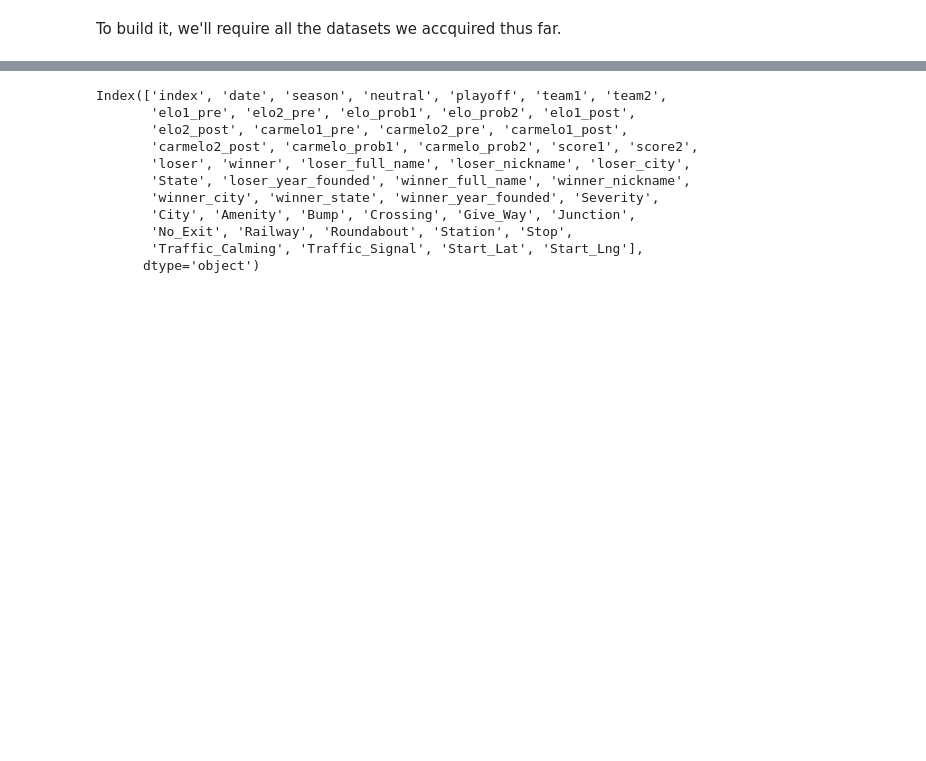
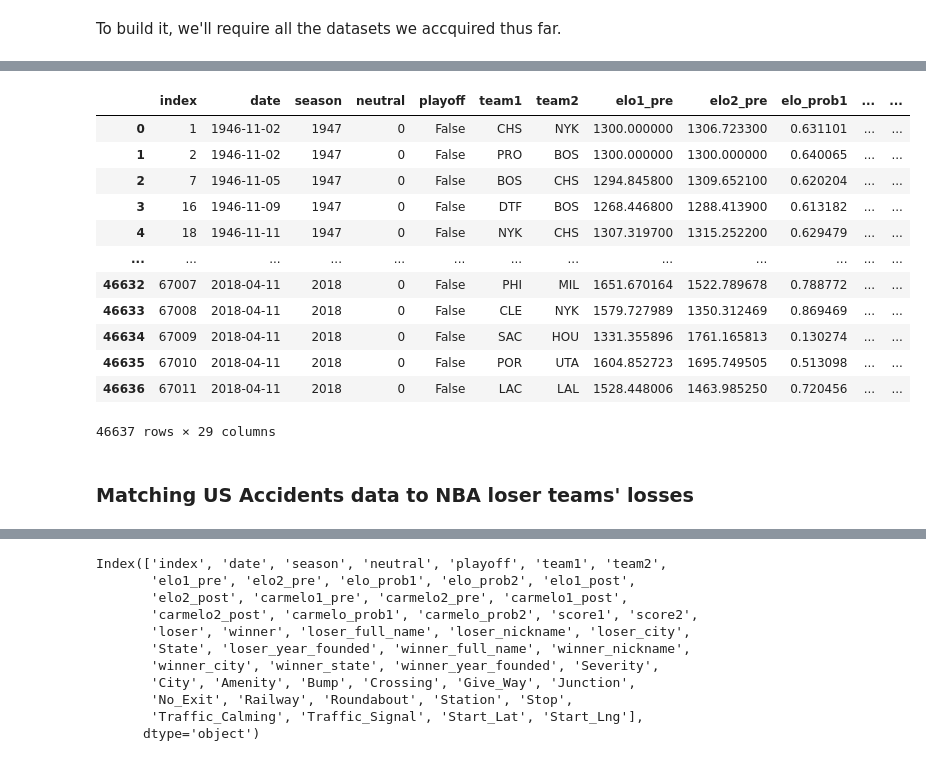
Before and after one commit to xShiron/ipai-10, a Jupyter notebook: datamarts.ipynb, the cells around one changed output, grey strips where cells are left out. Drawn from its saved outputs; the diff is of its cells as text; code cells hidden in the pictures; blank space fills up the shorter version.

```diff
--- a/datamarts.ipynb
+++ b/datamarts.ipynb
@@ -133,0 +197,2 @@ us_accidents = us_accidents.rename(columns={'Start_Time': 'date'})
+# %%
+merged_nba = pd.merge(nba, nba_teams.add_prefix("loser_"), left_on="matches", right_on="loser_abbreviation", how="inner")
@@ -133,0 +201,18 @@ us_accidents = us_accidents.rename(columns={'Start_Time': 'date'})
+# %%
+merged_nba
+# %% [output]
+|  | index | date | season | neutral | playoff | team1 | team2 | elo1_pre | elo2_pre | elo_prob1 | ... | ... |
+| 0 | 1 | 1946-11-02 | 1947 | 0 | False | CHS | NYK | 1300.000000 | 1306.723300 | 0.631101 | ... | ... |
+| 1 | 2 | 1946-11-02 | 1947 | 0 | False | PRO | BOS | 1300.000000 | 1300.000000 | 0.640065 | ... | ... |
+| 2 | 7 | 1946-11-05 | 1947 | 0 | False | BOS | CHS | 1294.845800 | 1309.652100 | 0.620204 | ... | ... |
+| 3 | 16 | 1946-11-09 | 1947 | 0 | False | DTF | BOS | 1268.446800 | 1288.413900 | 0.613182 | ... | ... |
+| 4 | 18 | 1946-11-11 | 1947 | 0 | False | NYK | CHS | 1307.319700 | 1315.252200 | 0.629479 | ... | ... |
+| ... | ... | ... | ... | ... | ... | ... | ... | ... | ... | ... | ... | ... |
+| 46632 | 67007 | 2018-04-11 | 2018 | 0 | False | PHI | MIL | 1651.670164 | 1522.789678 | 0.788772 | ... | ... |
+| 46633 | 67008 | 2018-04-11 | 2018 | 0 | False | CLE | NYK | 1579.727989 | 1350.312469 | 0.869469 | ... | ... |
+| 46634 | 67009 | 2018-04-11 | 2018 | 0 | False | SAC | HOU | 1331.355896 | 1761.165813 | 0.130274 | ... | ... |
+| 46635 | 67010 | 2018-04-11 | 2018 | 0 | False | POR | UTA | 1604.852723 | 1695.749505 | 0.513098 | ... | ... |
+| 46636 | 67011 | 2018-04-11 | 2018 | 0 | False | LAC | LAL | 1528.448006 | 1463.985250 | 0.720456 | ... | ... |
+46637 rows × 29 columns
+# %% [markdown]
+### Matching US Accidents data to NBA loser teams' losses
```
Also changed, not shown: parts of 37 cells of this notebook.
